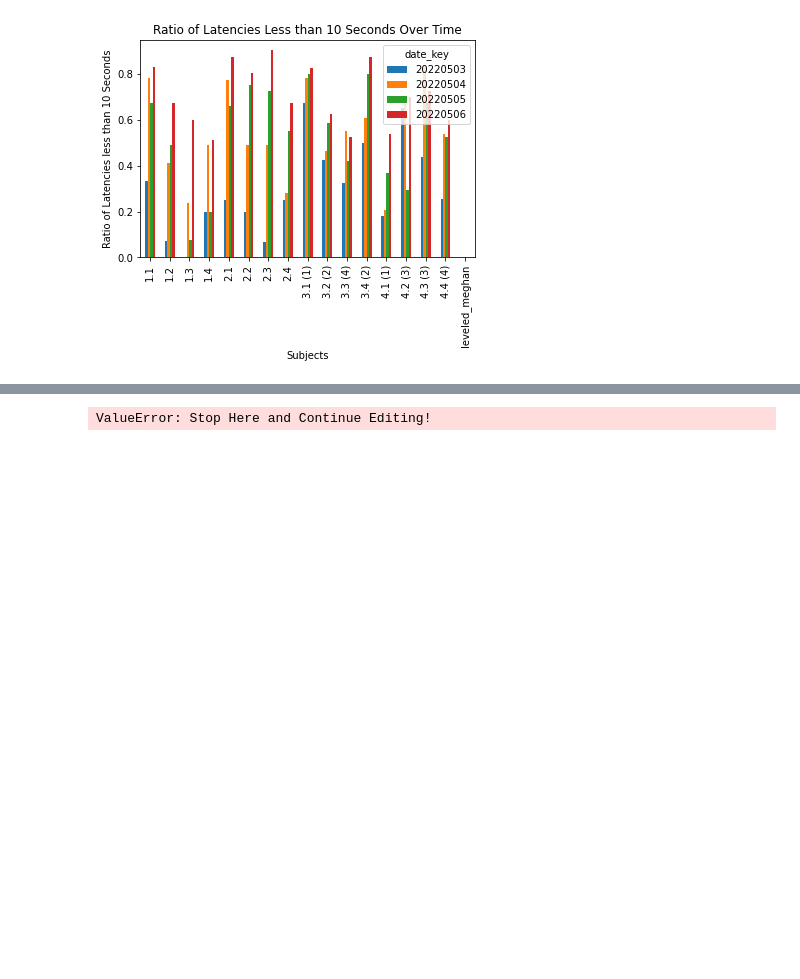
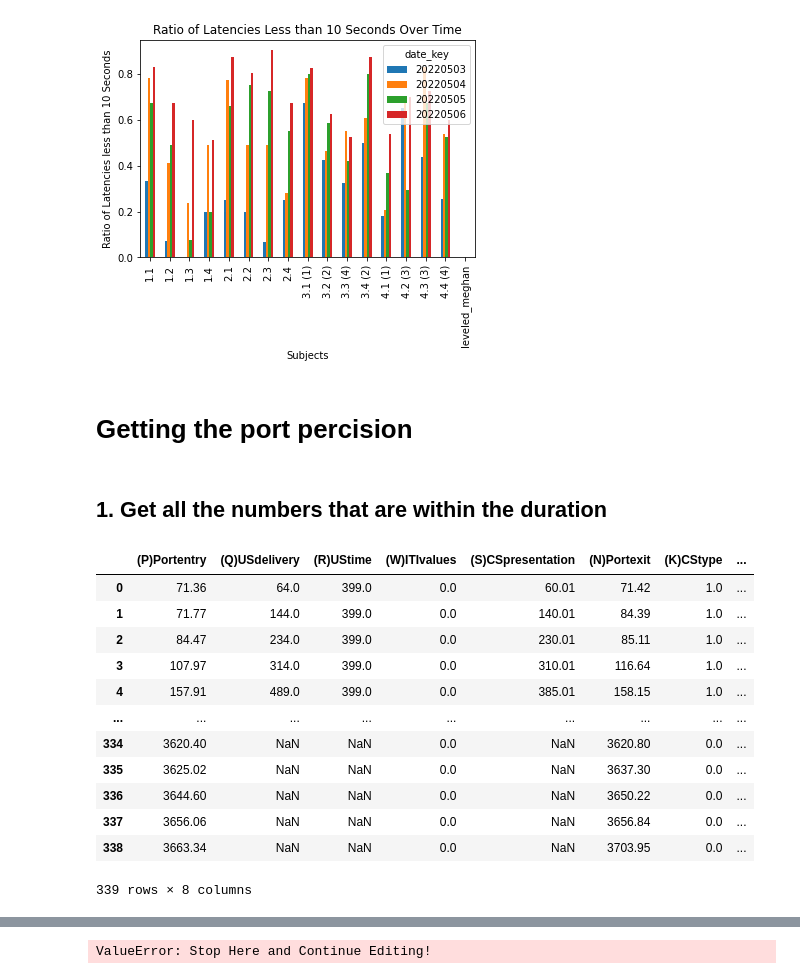
Before and after one commit to padillacoreanolab/med_pc_repo, a Jupyter notebook: results/2022_05_02_log_processing/med_pc_group_analysis.ipynb, the cells around one changed output, grey strips where cells are left out. Drawn from its saved outputs; the diff is of its cells as text; code cells hidden in the pictures; blank space fills up the shorter version.

```diff
--- a/results/2022_05_02_log_processing/med_pc_group_analysis.ipynb
+++ b/results/2022_05_02_log_processing/med_pc_group_analysis.ipynb
@@ -315,3 +315,7 @@ less_than_10_latency_pivot_plot.plot(y=["20220503", "20220504", "20220505", "202
 # %% [output]
 <AxesSubplot:title={'center':'Ratio of Latencies Less than 10 Seconds Over Time'}, xlabel='Subjects', ylabel='Ratio of Latencies less than 10 Seconds'>
 [figure]
+# %% [markdown]
+# Getting the port percision
+# %% [markdown]
+## 1. Get all the numbers that are within the duration
@@ -317,0 +325,16 @@ less_than_10_latency_pivot_plot.plot(y=["20220503", "20220504", "20220505", "202
+# %%
+example_med_pc_df
+# %% [output]
+|  | (P)Portentry | (Q)USdelivery | (R)UStime | (W)ITIvalues | (S)CSpresentation | (N)Portexit | (K)CStype | ... |
+| 0 | 71.36 | 64.0 | 399.0 | 0.0 | 60.01 | 71.42 | 1.0 | ... |
+| 1 | 71.77 | 144.0 | 399.0 | 0.0 | 140.01 | 84.39 | 1.0 | ... |
+| 2 | 84.47 | 234.0 | 399.0 | 0.0 | 230.01 | 85.11 | 1.0 | ... |
+| 3 | 107.97 | 314.0 | 399.0 | 0.0 | 310.01 | 116.64 | 1.0 | ... |
+| 4 | 157.91 | 489.0 | 399.0 | 0.0 | 385.01 | 158.15 | 1.0 | ... |
+| ... | ... | ... | ... | ... | ... | ... | ... | ... |
+| 334 | 3620.40 | NaN | NaN | 0.0 | NaN | 3620.80 | 0.0 | ... |
+| 335 | 3625.02 | NaN | NaN | 0.0 | NaN | 3637.30 | 0.0 | ... |
+| 336 | 3644.60 | NaN | NaN | 0.0 | NaN | 3650.22 | 0.0 | ... |
+| 337 | 3656.06 | NaN | NaN | 0.0 | NaN | 3656.84 | 0.0 | ... |
+| 338 | 3663.34 | NaN | NaN | 0.0 | NaN | 3703.95 | 0.0 | ... |
+339 rows × 8 columns
```
Also changed, not shown: parts of 73 cells of this notebook.
